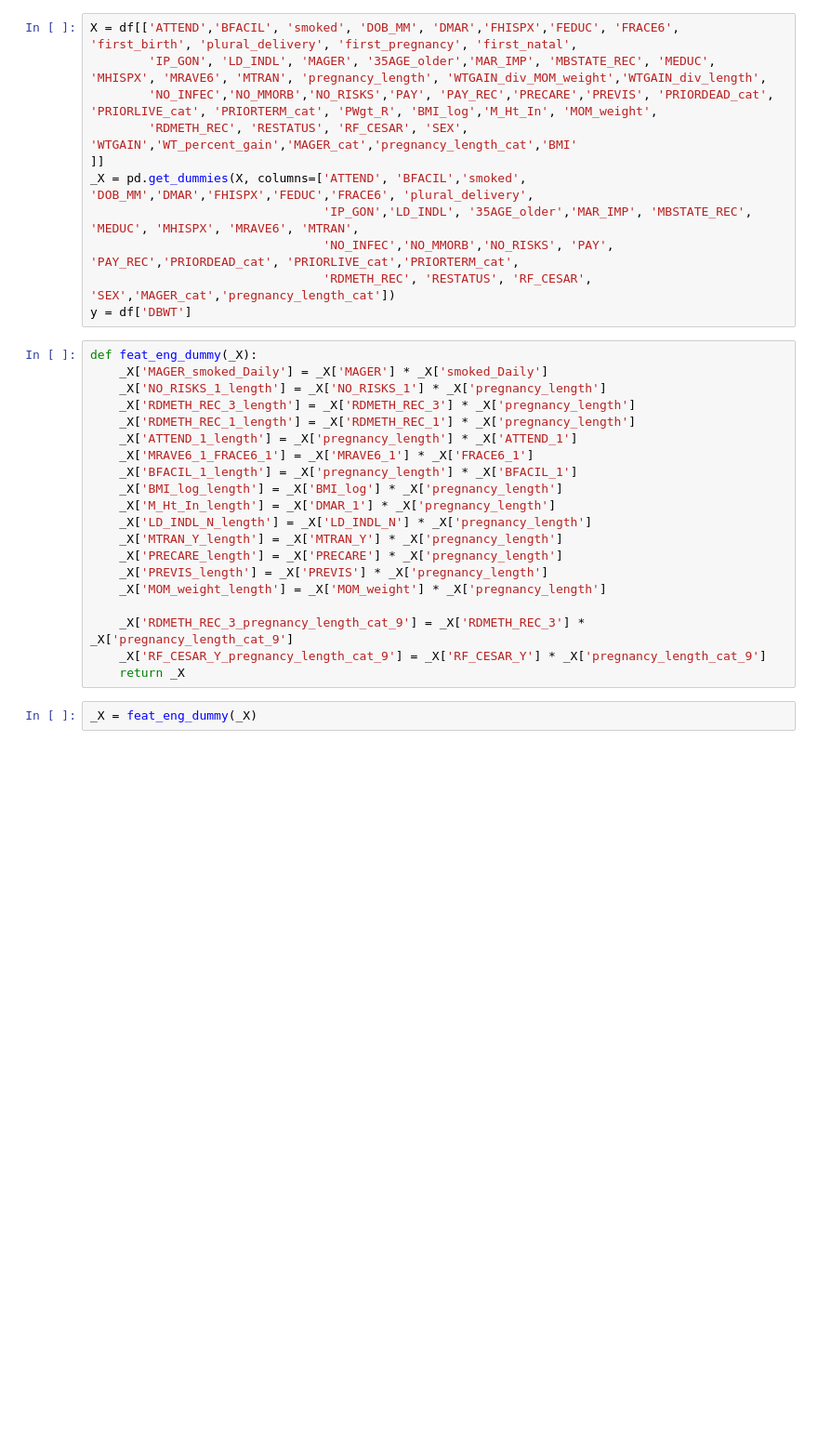
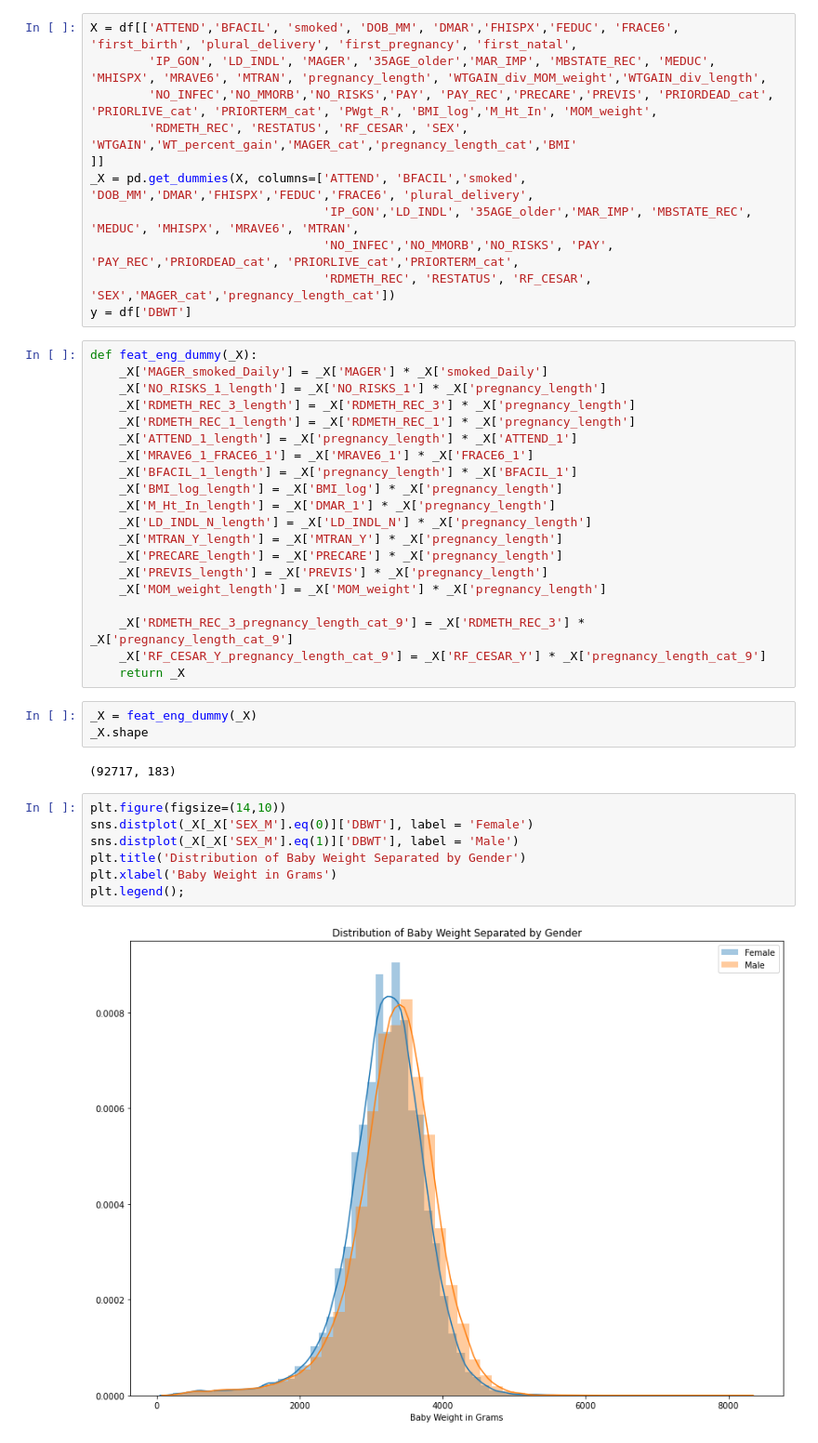
Before and after one commit to albertum1/US_Births_2018, a Jupyter notebook: Final.ipynb, the cells around one changed output. Shown at 93% size. Drawn from its saved outputs; the diff is of its cells as text; blank space fills up the shorter version.

```diff
--- a/Final.ipynb
+++ b/Final.ipynb
@@ -168,3 +158,15 @@ def feat_eng_dummy(_X):
     return _X
 # %%
 _X = feat_eng_dummy(_X)
+_X.shape
+# %% [output]
+(92717, 183)
+# %%
+plt.figure(figsize=(14,10))
+sns.distplot(_X[_X['SEX_M'].eq(0)]['DBWT'], label = 'Female')
+sns.distplot(_X[_X['SEX_M'].eq(1)]['DBWT'], label = 'Male')
+plt.title('Distribution of Baby Weight Separated by Gender')
+plt.xlabel('Baby Weight in Grams')
+plt.legend();
+# %% [output]
+[figure, added]
```
Also changed, not shown: parts of 17 cells of this notebook.
